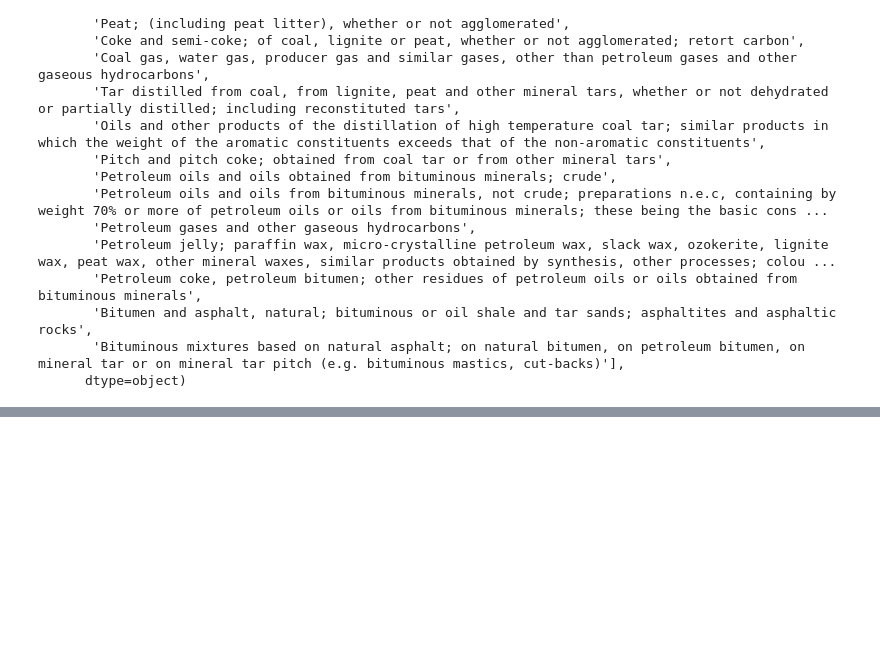
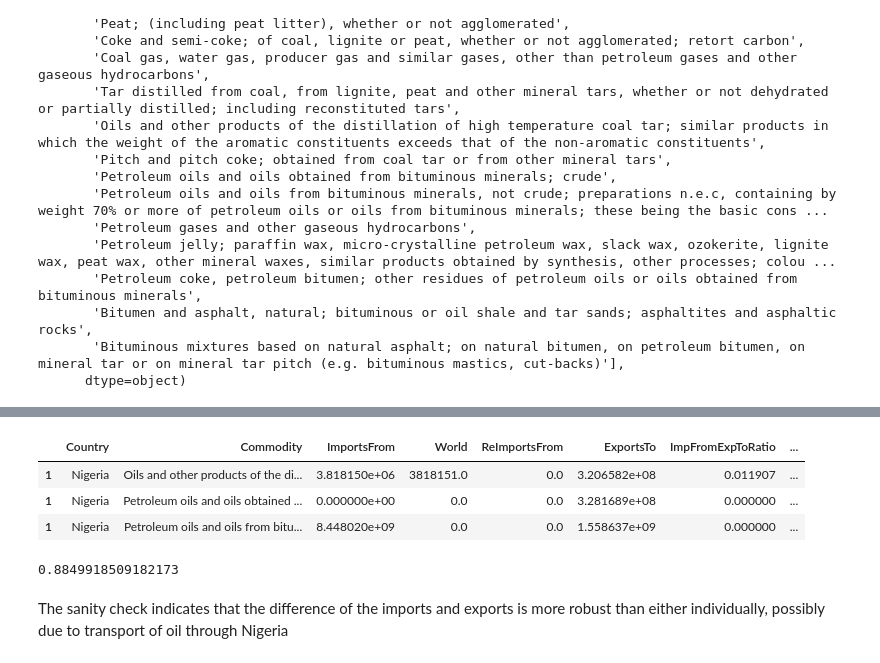
Before and after one commit to Rlamboll/EmissionsTradeAnalysis, a Jupyter notebook: FossilFuelImportsAndExports.ipynb, the cells around one changed output, grey strips where cells are left out. Drawn from its saved outputs; the diff is of its cells as text; code cells hidden in the pictures; blank space fills up the shorter version.

```diff
--- a/FossilFuelImportsAndExports.ipynb
+++ b/FossilFuelImportsAndExports.ipynb
@@ -418,0 +485,16 @@ world_sum_imp
+# %%
+NigerianOilImp = world_sum_imp[(world_sum_imp.Country=="Nigeria") & (world_sum_imp.ghgCategory.isin(
+    ["Crude oil", "Motor gasoline", "Other petroleum products"]
+))]
+NigerianOilImp
+# %% [output]
+|  | Country | Commodity | ImportsFrom | World | ReImportsFrom | ExportsTo | ImpFromExpToRatio | ... |
+| 1 | Nigeria | Oils and other products of the di... | 3.818150e+06 | 3818151.0 | 0.0 | 3.206582e+08 | 0.011907 | ... |
+| 1 | Nigeria | Petroleum oils and oils obtained ... | 0.000000e+00 | 0.0 | 0.0 | 3.281689e+08 | 0.000000 | ... |
+| 1 | Nigeria | Petroleum oils and oils from bitu... | 8.448020e+09 | 0.0 | 0.0 | 1.558637e+09 | 0.000000 | ... |
+# %%
+(sum(NigerianOilImp.ImportsFrom) - sum(NigerianOilExp.ExportsFrom)) / ReportedNigerianNetOilImport
+# %% [output]
+0.8849918509182173
+# %% [markdown]
+The sanity check indicates that the difference of the imports and exports is more robust than either individually, possibly due to transport of oil through Nigeria
```
Also changed, not shown: parts of 12 cells of this notebook.
